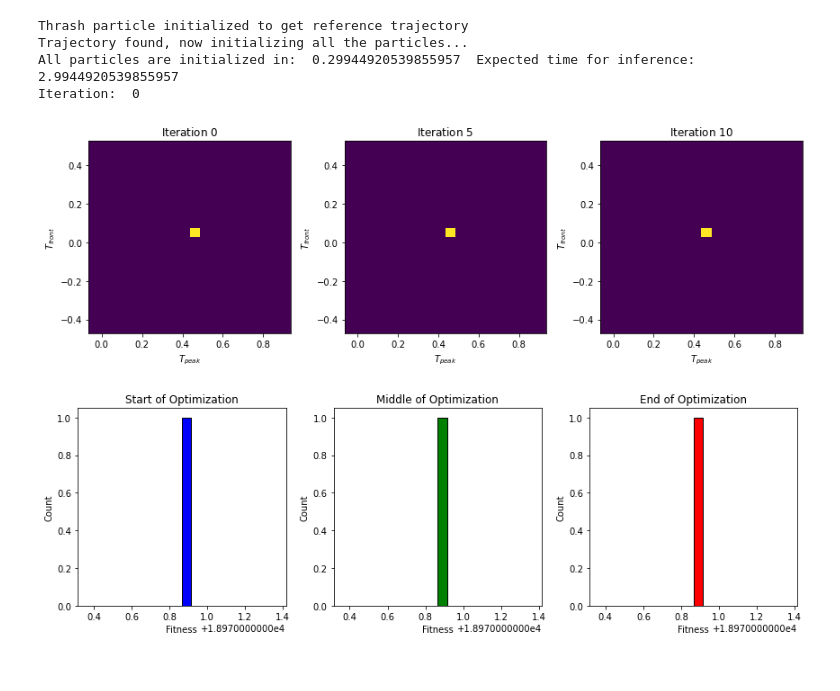
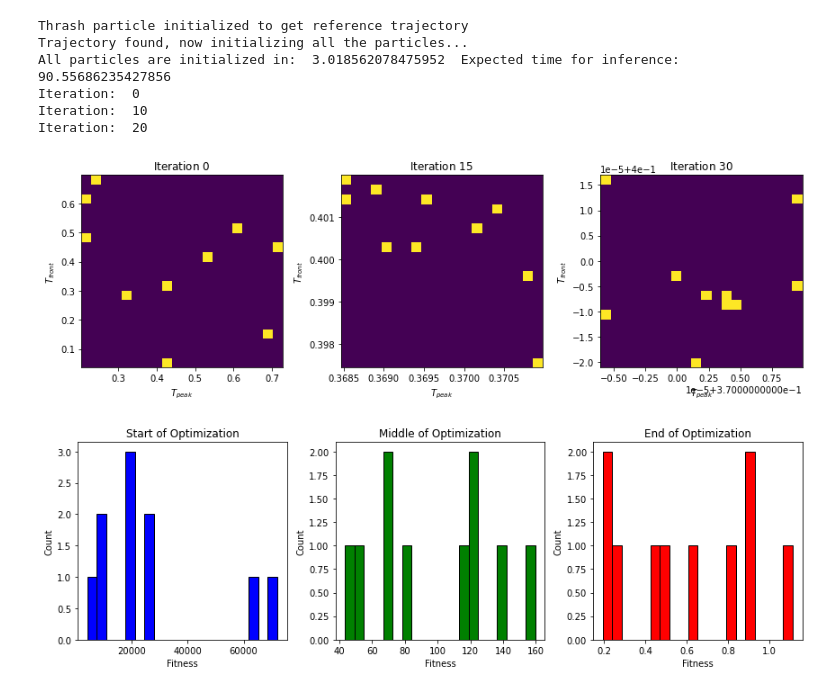
Before and after one commit to JonasGrutter/Stochastic_Vehicle_Model_Ideas, a Jupyter notebook: PSO_identification.ipynb, the cells around one changed output. Saved outputs shown, nothing was run; the diff lists cells and outputs as text; code cells hidden in the pictures.

Commit message:
MH gaussian 2 param working

```diff
--- a/PSO_identification.ipynb
+++ b/PSO_identification.ipynb
@@ -74,38 +74,7 @@ class Particle:
         kpi = w1*l2_norm_position+w2*l2_norm_velocity
         return kpi
 
-    def get_circle_radius(self, particle):
-        '''
-            Gets the radius of  the circle from the open loop simulation
-            @param name_of-param
-        '''
-        # Generate the right tyre1000.yaml file (Let's call it 1000 by convention)
-        self.generate_new_model(particle[:self.param_to_infer])
 
-        # Generate the new data
-        t0 = 0
-        N = self.model.open_loop_tf/self.model.dt
-        steering = 0.2
-        torque = 100
-        inputs = [steering, torque, torque, torque, torque]
-        t,x_vect = self.model.do_open_loop_sim_cst_inputs(t0, inputs)
-
-        # Fetch the radius from the data
-        x = x_vect[int(N/2):,0]
-        y = x_vect[int(N/2):,1]
-        radius = fit_circle(x, y)
-
-        return radius
-
-        '''if self.dimension == 1:
-            return self.compute_fitness_function_1d() #float(self.position**2 )
-        elif self.dimension == 2:
-            return self.compute_fitness_function_2d()#float(self.position[0]**2 + self.position[1]**2)'''
-
-    def compute_fitness_function_1d(self):
-        return float(self.position**2 )
-    def compute_fitness_function_2d(self):
-        return float(self.position[0]**2 + self.position[1]**2)
 
     def get_x_vect_ref(self):
         T_peak_ref = 0.37
@@ -298,34 +267,36 @@ class PSO:
         particles_positions = self.particle_positions_history.reshape(-1,2)
 
         # Define the CSV file path
         csv_file = path
 
         # Write data to CSV file
         with open(csv_file, 'w', newline='') as file:
             writer = csv.writer(file)
             writer.writerow(['T_peak', 'T_front', 'Iteration', 'Particles'])
             writer.writerow([particles_positions[0, 0], particles_positions[0, 1], iteration, num_particles])
             writer.writerows(particles_positions[1:])
 
         print(f"Data saved to {csv_file}.")
 
 
 # Example usage
 upper_bouds_1d = 10
 lower_bouds_1d = -10
 upper_bouds_2d = [1,1]
 lower_bouds_2d = [0,0]
-pso = PSO(num_particles=1, max_iterations=10, lower_bounds=lower_bouds_2d, upper_bounds=upper_bouds_2d, dimension=2)
+pso = PSO(num_particles=10, max_iterations=30, lower_bounds=lower_bouds_2d, upper_bounds=upper_bouds_2d, dimension=2)
 
 
 pso.optimize()
 pso.plot_particle_history()
 pso.plot_particle_fitness_history()
 #pso.save_to_csv('./Results/PSO/iter50particle10.csv')
 # %% [output]
 Thrash particle initialized to get reference trajectory
 Trajectory found, now initializing all the particles...
-All particles are initialized in:  0.29944920539855957  Expected time for inference:  2.9944920539855957
+All particles are initialized in:  3.018562078475952  Expected time for inference:  90.55686235427856
 Iteration:  0
+Iteration:  10
+Iteration:  20
-[figure, old version]
+[figure, new version]
-[figure, old version]
+[figure, new version]
```
Also changed, not shown: parts of 1 cell of this notebook, 53 other files.
